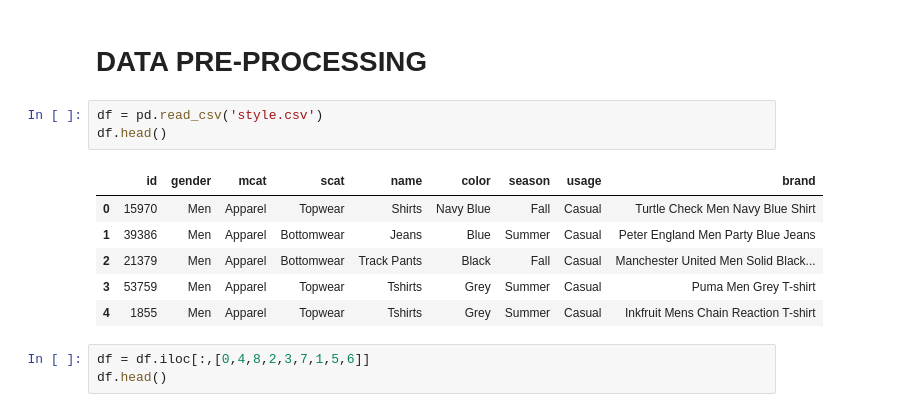
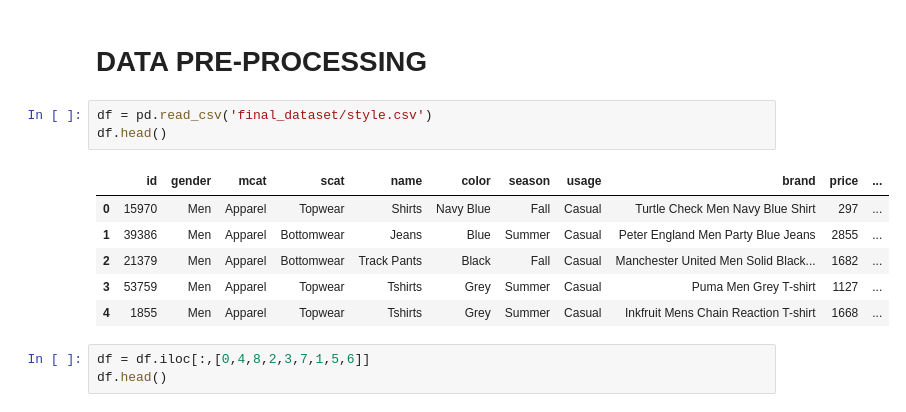
Before and after one commit to tancse/Recommendation_engine, a Jupyter notebook: Recommendation_engine.ipynb, the cells around one changed output. Cells and saved outputs as stored; diff of their text form.

```diff
--- a/Recommendation_engine.ipynb
+++ b/Recommendation_engine.ipynb
@@ -88,15 +88,15 @@ data2.to_csv('style.csv', index=False)
 # %% [markdown]
 # **DATA PRE-PROCESSING**
 # %%
-df = pd.read_csv('style.csv')
+df = pd.read_csv('final_dataset/style.csv')
 df.head()
 # %% [output]
-|  | id | gender | mcat | scat | name | color | season | usage | brand |
-| 0 | 15970 | Men | Apparel | Topwear | Shirts | Navy Blue | Fall | Casual | Turtle Check Men Navy Blue Shirt |
-| 1 | 39386 | Men | Apparel | Bottomwear | Jeans | Blue | Summer | Casual | Peter England Men Party Blue Jeans |
-| 2 | 21379 | Men | Apparel | Bottomwear | Track Pants | Black | Fall | Casual | Manchester United Men Solid Black... |
-| 3 | 53759 | Men | Apparel | Topwear | Tshirts | Grey | Summer | Casual | Puma Men Grey T-shirt |
-| 4 | 1855 | Men | Apparel | Topwear | Tshirts | Grey | Summer | Casual | Inkfruit Mens Chain Reaction T-shirt |
+|  | id | gender | mcat | scat | name | color | season | usage | brand | price | ... |
+| 0 | 15970 | Men | Apparel | Topwear | Shirts | Navy Blue | Fall | Casual | Turtle Check Men Navy Blue Shirt | 297 | ... |
+| 1 | 39386 | Men | Apparel | Bottomwear | Jeans | Blue | Summer | Casual | Peter England Men Party Blue Jeans | 2855 | ... |
+| 2 | 21379 | Men | Apparel | Bottomwear | Track Pants | Black | Fall | Casual | Manchester United Men Solid Black... | 1682 | ... |
+| 3 | 53759 | Men | Apparel | Topwear | Tshirts | Grey | Summer | Casual | Puma Men Grey T-shirt | 1127 | ... |
+| 4 | 1855 | Men | Apparel | Topwear | Tshirts | Grey | Summer | Casual | Inkfruit Mens Chain Reaction T-shirt | 1668 | ... |
 # %%
 df = df.iloc[:,[0,4,8,2,3,7,1,5,6]]
 df.head()
```
Also changed, not shown: parts of 9 cells of this notebook, 10 other files.
